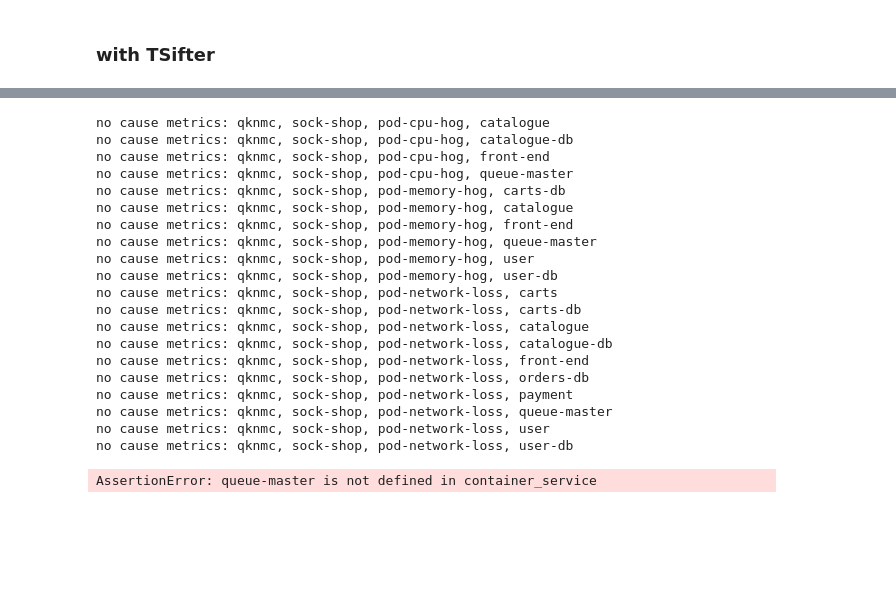
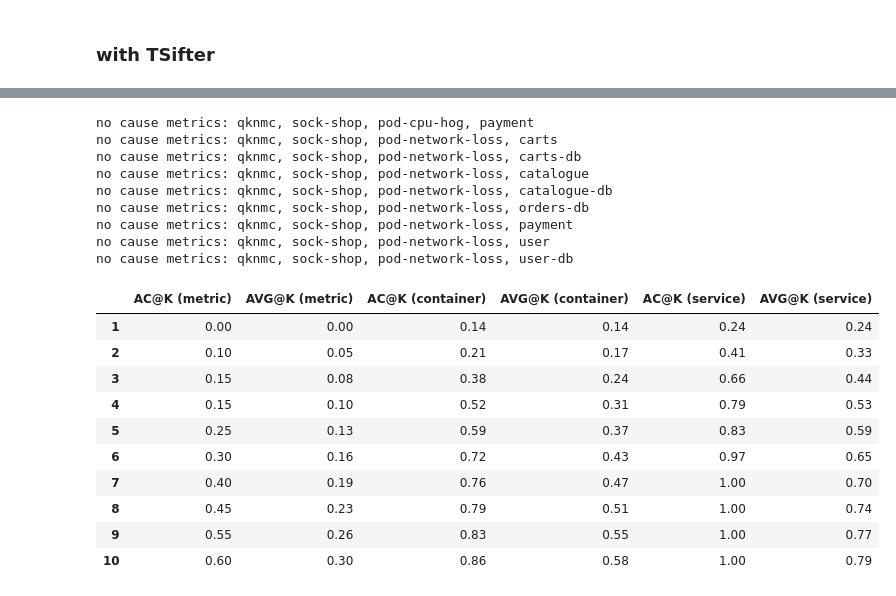
Before and after one commit to XuRepository/meltria-analyzer, a Jupyter notebook: notebooks/patternmatcher.ipynb, the cells around one changed output, grey strips where cells are left out. Saved outputs shown, nothing was run; the diff lists cells and outputs as text; code cells hidden in the pictures; blank space fills up the shorter version.

```diff
--- a/notebooks/patternmatcher.ipynb
+++ b/notebooks/patternmatcher.ipynb
@@ -405,6 +404,10 @@ from itertools import chain
 from pandas.core.groupby import DataFrameGroupBy
 
 from eval.groundtruth import check_cause_metrics
+
+EXCLUDED_CAUSE_METRICS: list[str] = [
+    "go_memstats"
+]
 
 n_faults = len(sorted_results_df)
 
@@ -414,14 +417,14 @@ def get_ranks_by_case(sorted_results_df: DataFrameGroupBy, pk: SockShopKnowledge
     for (dataset_id, target_app, chaos_type, chaos_comp), group in sorted_results_df:
         if chaos_comp == "queue-master":
             continue
-        metrics = group["metric"].values.tolist()
+        metrics = [m for m in group["metric"].values.tolist() if not any([m.startswith(em) for em in EXCLUDED_CAUSE_METRICS])]
         ranks: list[int]
         match granularity:
             case "metric":
-                _, cause_metrics = check_cause_metrics(
-                    pk, metrics, chaos_type=chaos_type, chaos_comp=chaos_comp,
+                ok, cause_metrics = check_cause_metrics(
+                    pk, metrics, chaos_type=chaos_type, chaos_comp=chaos_comp, optional_cause=True,
                 )
-                if len(cause_metrics) == 0:
+                if not ok or len(cause_metrics) == 0:
                     print(f"no cause metrics: {dataset_id}, {target_app}, {chaos_type}, {chaos_comp}")
                     continue
                 ranked_metrics = MetricNodes.from_metric_names(metrics)
@@ -441,52 +444,54 @@ def get_ranks_by_case(sorted_results_df: DataFrameGroupBy, pk: SockShopKnowledge
     return ranks_by_case, n_cases
 
 
 def calc_ac_k(k: int, ranks_by_case: dict[str, dict[str, list[int]]], n_faults: int) -> float:
     ac_a: list[float] = []
     sum_ac = 0.0
     for chaos_type, ranks_by_ in ranks_by_case.items():
         for chaos_comp, ranks in ranks_by_.items():
             if (min_param := min(k, len(ranks)) > 0):
                 sum_ac += sum([1 if ranks[i-1] <= k else 0 for i in range(1, min_param+1)]) / min_param
     return sum_ac / n_faults
 
 
 def evaluate_ac_of_rc(
     sorted_results_df: DataFrameGroupBy, pk: SockShopKnowledge, k: int = 10, granuallity: str = "metric",
 ) -> pd.DataFrame:
-    top_k_set = range(1, k + 1)
+    top_k_set = range(1, k+1)
     ranks_by_case, n_cases = get_ranks_by_case(sorted_results_df, pk, granularity=granuallity)
     ac_k = {k: calc_ac_k(k, ranks_by_case, n_cases) for k in top_k_set}
     avg_k = {k: sum([ac_k[j] for j in range(1, k+1)]) / k for k in top_k_set}
     return pd.concat([pd.DataFrame(ac_k, index=[f"AC@K ({granuallity})"]).T, pd.DataFrame(avg_k, index=[f"AVG@K ({granuallity})"]).T], axis=1)
 
-pd.concat([
-    evaluate_ac_of_rc(sorted_results_df, pk, k=10, granuallity="metric"),
-    evaluate_ac_of_rc(sorted_results_df, pk, k=10, granuallity="container"),
-    evaluate_ac_of_rc(sorted_results_df, pk, k=10, granuallity="service"),
-], axis=1)
+with pd.option_context("display.max_rows", None, "display.max_columns", None, "display.max_colwidth", None, "display.precision", 2):
+    display(
+        pd.concat([
+            evaluate_ac_of_rc(sorted_results_df, pk, k=10, granuallity="metric"),
+            evaluate_ac_of_rc(sorted_results_df, pk, k=10, granuallity="container"),
+            evaluate_ac_of_rc(sorted_results_df, pk, k=10, granuallity="service"),
+        ], axis=1)
+    )
 # %% [output]
-no cause metrics: qknmc, sock-shop, pod-cpu-hog, catalogue
-no cause metrics: qknmc, sock-shop, pod-cpu-hog, catalogue-db
-no cause metrics: qknmc, sock-shop, pod-cpu-hog, front-end
-no cause metrics: qknmc, sock-shop, pod-cpu-hog, queue-master
-no cause metrics: qknmc, sock-shop, pod-memory-hog, carts-db
-no cause metrics: qknmc, sock-shop, pod-memory-hog, catalogue
-no cause metrics: qknmc, sock-shop, pod-memory-hog, front-end
-no cause metrics: qknmc, sock-shop, pod-memory-hog, queue-master
-no cause metrics: qknmc, sock-shop, pod-memory-hog, user
-no cause metrics: qknmc, sock-shop, pod-memory-hog, user-db
+no cause metrics: qknmc, sock-shop, pod-cpu-hog, payment
 no cause metrics: qknmc, sock-shop, pod-network-loss, carts
 no cause metrics: qknmc, sock-shop, pod-network-loss, carts-db
 no cause metrics: qknmc, sock-shop, pod-network-loss, catalogue
 no cause metrics: qknmc, sock-shop, pod-network-loss, catalogue-db
-no cause metrics: qknmc, sock-shop, pod-network-loss, front-end
 no cause metrics: qknmc, sock-shop, pod-network-loss, orders-db
 no cause metrics: qknmc, sock-shop, pod-network-loss, payment
-no cause metrics: qknmc, sock-shop, pod-network-loss, queue-master
 no cause metrics: qknmc, sock-shop, pod-network-loss, user
 no cause metrics: qknmc, sock-shop, pod-network-loss, user-db
-AssertionError: queue-master is not defined in container_service
+|  | AC@K (metric) | AVG@K (metric) | AC@K (container) | AVG@K (container) | AC@K (service) | AVG@K (service) |
+| 1 | 0.00 | 0.00 | 0.14 | 0.14 | 0.24 | 0.24 |
+| 2 | 0.10 | 0.05 | 0.21 | 0.17 | 0.41 | 0.33 |
+| 3 | 0.15 | 0.08 | 0.38 | 0.24 | 0.66 | 0.44 |
+| 4 | 0.15 | 0.10 | 0.52 | 0.31 | 0.79 | 0.53 |
+| 5 | 0.25 | 0.13 | 0.59 | 0.37 | 0.83 | 0.59 |
+| 6 | 0.30 | 0.16 | 0.72 | 0.43 | 0.97 | 0.65 |
+| 7 | 0.40 | 0.19 | 0.76 | 0.47 | 1.00 | 0.70 |
+| 8 | 0.45 | 0.23 | 0.79 | 0.51 | 1.00 | 0.74 |
+| 9 | 0.55 | 0.26 | 0.83 | 0.55 | 1.00 | 0.77 |
+| 10 | 0.60 | 0.30 | 0.86 | 0.58 | 1.00 | 0.79 |
 # %%
 kstest_only_df = predicted_df_after_ks_test.query("not metric.str.startswith('n-')").sort_values(["dataset_id", "target_app", "chaos_type", "chaos_comp", "rank_score"], ascending=False).groupby(group_keys)
 
```
Also changed, not shown: parts of 10 cells of this notebook, 2 other files.
